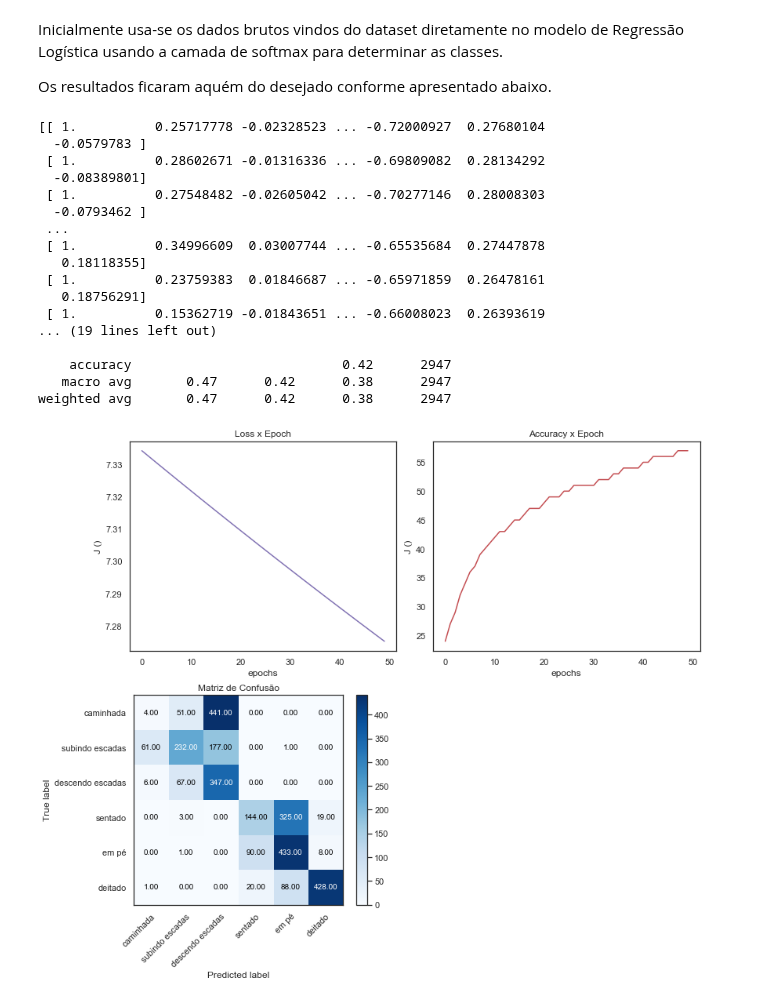
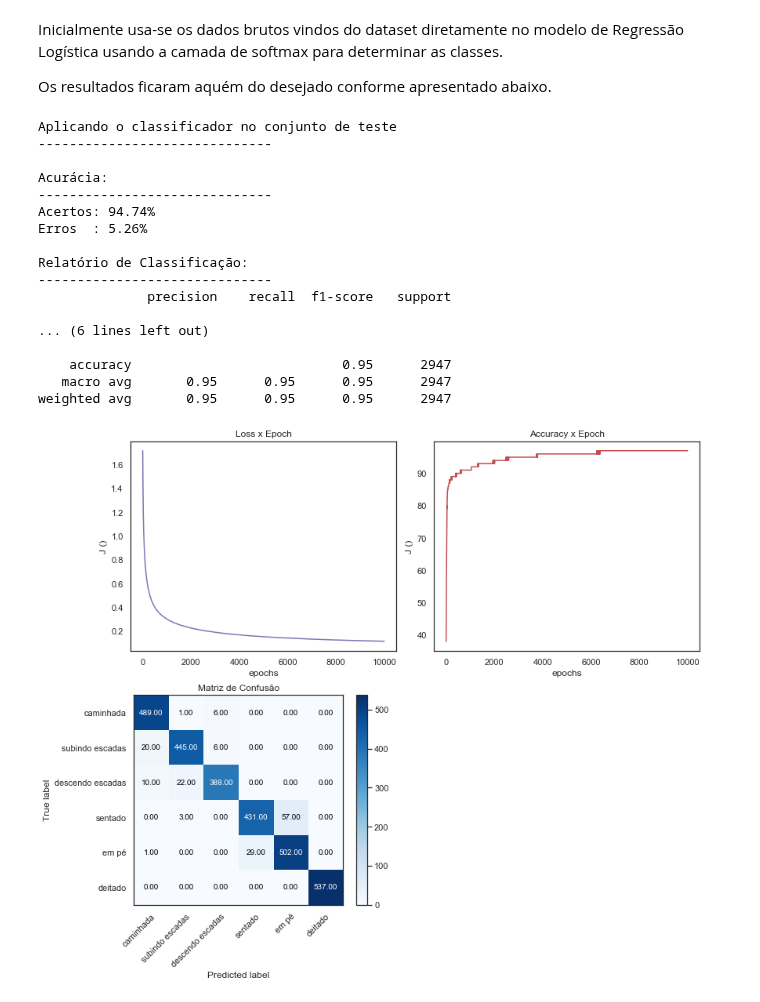
Before and after one commit to rdenadai/ia006c, a Jupyter notebook: notebooks/EFC02/EFC02.ipynb, the cells around one changed output. Drawn from its saved outputs; the diff is of its cells as text; code cells hidden in the pictures.

```diff
--- a/notebooks/EFC02/EFC02.ipynb
+++ b/notebooks/EFC02/EFC02.ipynb
@@ -27,8 +27,8 @@ class LogisticRegressionImpl():
         return pd.get_dummies(y).values
 
     def __softmax(self, z):
-        e_x = np.exp(z)
-        return e_x / e_x.sum(axis=0)
+        e_x = np.exp(z.T - np.max(z, axis=1))
+        return (e_x / e_x.sum(axis=0)).T
 
     def __sigmoid(self, z):
         return 1./(1 + np.exp(-z))
@@ -52,7 +52,7 @@ class LogisticRegressionImpl():
             y = self._one_hot_encode(y)
             self.__activation = self.__softmax
         # Train and validation sets
-        x_train, x_val, y_train, y_val = train_test_split(x, y, train_size=0.8)
+        x_train, x_val, y_train, y_val = train_test_split(x, y, train_size=0.7)
         # Should we add a intercept
         x_train, x_val = self._add_intercept(x_train), self._add_intercept(x_val)
         # Number of samples
@@ -468,7 +470,7 @@ x_train, x_test, y_train, y_test = train_test_split(x, y, train_size=0.8)
 # %%
 # Logistic function
 clf = LogisticRegressionImpl()
-J, ACC = clf.train(x_train, y_train, lr=1e-2)
+J, ACC = clf.train(x_train, y_train, lr=1e-1)
 # %%
 probs = clf.predict_proba(x_test)
 fpr, tpr, thresholds = roc_curve(y_test, probs)
@@ -689,11 +691,11 @@ y_har_train = har_y_train.to_numpy().flatten()
 y_har_test = har_y_test.to_numpy().flatten()
 # %%
 # Logistic function
-clfsft = LogisticRegressionImpl()
-J, ACC = clfsft.train(x_har_train, y_har_train, lr=1e-3, epochs=80)
+clfsft = LogisticRegressionImpl(decay=1e-4)
+J, ACC = clfsft.train(x_har_train, y_har_train, lr=1e-1)
 # %%
 y_har_pred = clfsft.predict(x_har_test)
-y_har_test = np.argmax(one_hot_encode(y_har_test), axis=1)
+y_har_test_on = np.argmax(one_hot_encode(y_har_test), axis=1)
 
 print("Aplicando o classificador no conjunto de teste")
 print("-" * 30)
@@ -701,29 +703,29 @@ print()
 
 print("Acurácia:")
 print("-" * 30)
-print(f"Acertos: {np.round(accuracy_score(y_har_test, y_har_pred) * 100, 2)}%")
-print(f"Erros  : {np.round((1-accuracy_score(y_har_test, y_har_pred)) * 100, 2)}%")
+print(f"Acertos: {np.round(accuracy_score(y_har_test_on, y_har_pred) * 100, 2)}%")
+print(f"Erros  : {np.round((1-accuracy_score(y_har_test_on, y_har_pred)) * 100, 2)}%")
 
 print()
 print("Relatório de Classificação:")
 print("-" * 30)
-report = classification_report(y_har_test, y_har_pred)
+report = classification_report(y_har_test_on, y_har_pred)
 print(report)
 # %% [output]
-[[ 1.          0.25717778 -0.02328523 ... -0.72000927  0.27680104
-  -0.0579783 ]
- [ 1.          0.28602671 -0.01316336 ... -0.69809082  0.28134292
-  -0.08389801]
- [ 1.          0.27548482 -0.02605042 ... -0.70277146  0.28008303
-  -0.0793462 ]
- ...
- [ 1.          0.34996609  0.03007744 ... -0.65535684  0.27447878
-   0.18118355]
- [ 1.          0.23759383  0.01846687 ... -0.65971859  0.26478161
-   0.18756291]
- [ 1.          0.15362719 -0.01843651 ... -0.66008023  0.26393619
-... (19 lines left out)
+Aplicando o classificador no conjunto de teste
+------------------------------
 
-    accuracy                           0.42      2947
-   macro avg       0.47      0.42      0.38      2947
-weighted avg       0.47      0.42      0.38      2947
+Acurácia:
+------------------------------
+Acertos: 94.74%
+Erros  : 5.26%
+
+Relatório de Classificação:
+------------------------------
+              precision    recall  f1-score   support
+
+... (6 lines left out)
+
+    accuracy                           0.95      2947
+   macro avg       0.95      0.95      0.95      2947
+weighted avg       0.95      0.95      0.95      2947
@@ -736,6 +732,6 @@ weighted avg       0.47      0.42      0.38      2947
 # %%
 labels = ["caminhada", "subindo escadas", "descendo escadas", "sentado", "em pé", "deitado"]
-cfm = confusion_matrix(y_har_test, y_har_pred)
+cfm = confusion_matrix(y_har_test_on, y_har_pred)
 
 plt.figure(figsize=(12, 10))
 plt.subplot(2, 2, 1)
@@ -746,31 +742,31 @@ plt.plot(J, color="C4")
 plt.subplot(2, 2, 2)
 plt.title("Accuracy x Epoch")
 plt.xlabel("epochs")
 plt.ylabel("J ()")
 plt.plot(ACC, color="C3")
 
 ax = plt.subplot(2, 2, 3)
 im = plt.imshow(cfm, interpolation='nearest', cmap=plt.cm.Blues)
 ax.figure.colorbar(im, ax=ax)
 ax.set(xticks=np.arange(cfm.shape[1]),
        yticks=np.arange(cfm.shape[0]),
        # ... and label them with the respective list entries
        xticklabels=labels, yticklabels=labels,
        title="Matriz de Confusão",
        ylabel='True label',
        xlabel='Predicted label')
 # Rotate the tick labels and set their alignment.
 plt.setp(ax.get_xticklabels(), rotation=45, ha="right", rotation_mode="anchor")
 # Loop over data dimensions and create text annotations.
 thresh = cfm.max() / 2.
 for i in range(cfm.shape[0]):
     for j in range(cfm.shape[1]):
         ax.text(j, i, format(cfm[i, j], '.2f'),
                 ha="center", va="center",
                 color="white" if cfm[i, j] > thresh else "black")
 ax.set_xlim(-0.5, 5.5)
 ax.set_ylim(5.5, -0.5)
 plt.tight_layout()
 plt.show()
 # %% [output]
-[figure, old version]
+[figure, new version]
```
Also changed, not shown: parts of 13 cells of this notebook.
